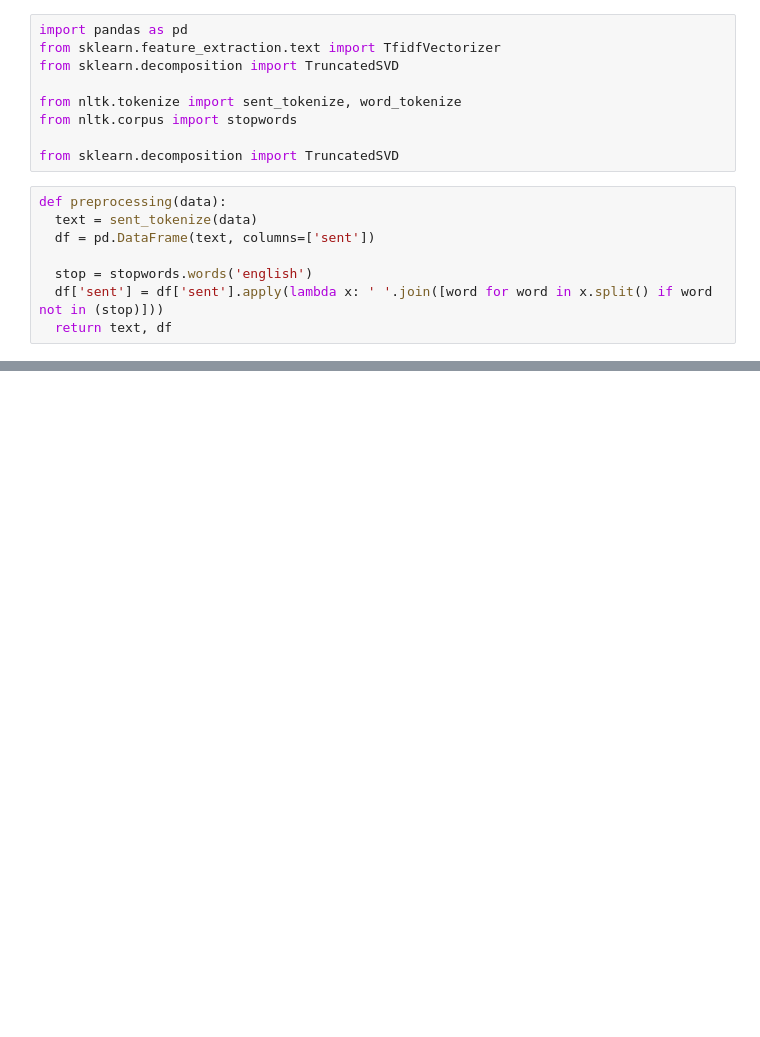
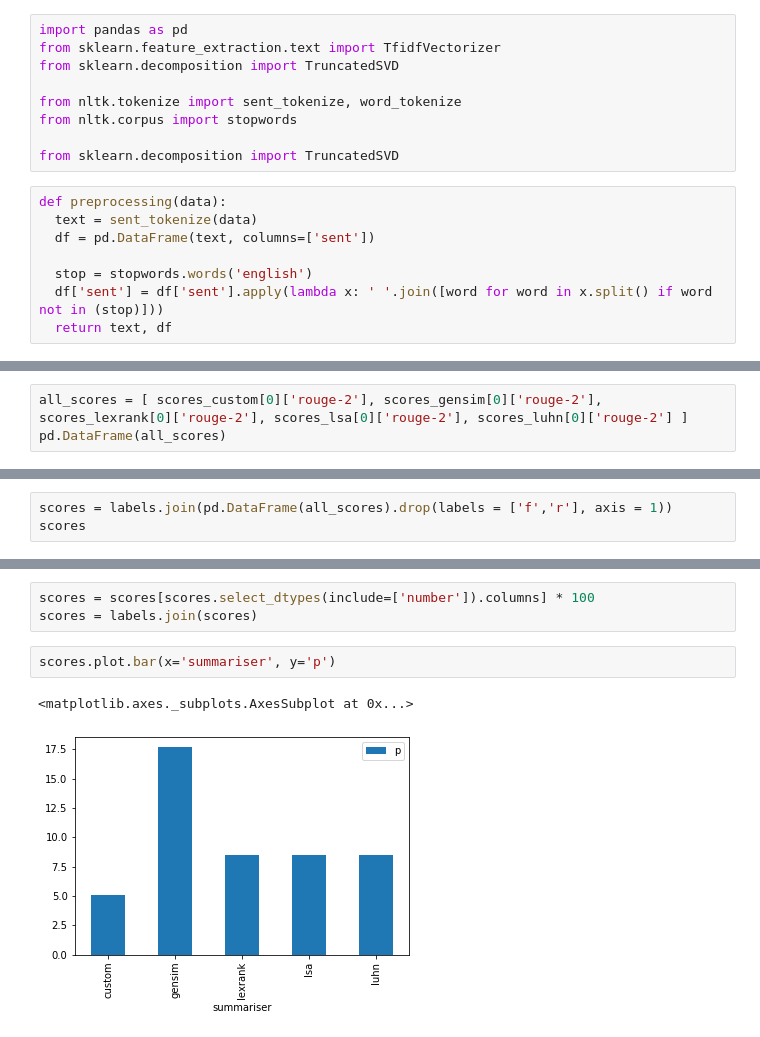
Before and after one commit to Deepak345/OCR-summariser, a Jupyter notebook: lsa.ipynb, the cells around one changed output, grey strips where cells are left out. Saved outputs shown, nothing was run; the diff lists cells and outputs as text; blank space fills up the shorter version.

Commit message:
Evaluation wrt baselines using ROUGE metric

```diff
--- a/lsa.ipynb
+++ b/lsa.ipynb
@@ -218,0 +532,3 @@ Values close to 1 represent very similar paragraphs while values close to 0 repr
+# %%
+all_scores = [ scores_custom[0]['rouge-2'], scores_gensim[0]['rouge-2'], scores_lexrank[0]['rouge-2'], scores_lsa[0]['rouge-2'], scores_luhn[0]['rouge-2'] ]
+pd.DataFrame(all_scores)
@@ -218,0 +542,3 @@ Values close to 1 represent very similar paragraphs while values close to 0 repr
+# %%
+scores = labels.join(pd.DataFrame(all_scores).drop(labels = ['f','r'], axis = 1))
+scores
@@ -218,0 +552,8 @@ Values close to 1 represent very similar paragraphs while values close to 0 repr
+# %%
+scores = scores[scores.select_dtypes(include=['number']).columns] * 100
+scores = labels.join(scores)
+# %%
+scores.plot.bar(x='summariser', y='p')
+# %% [output]
+<matplotlib.axes._subplots.AxesSubplot at 0x...>
+[figure, added]
```
Also changed, not shown: parts of 43 cells of this notebook.
